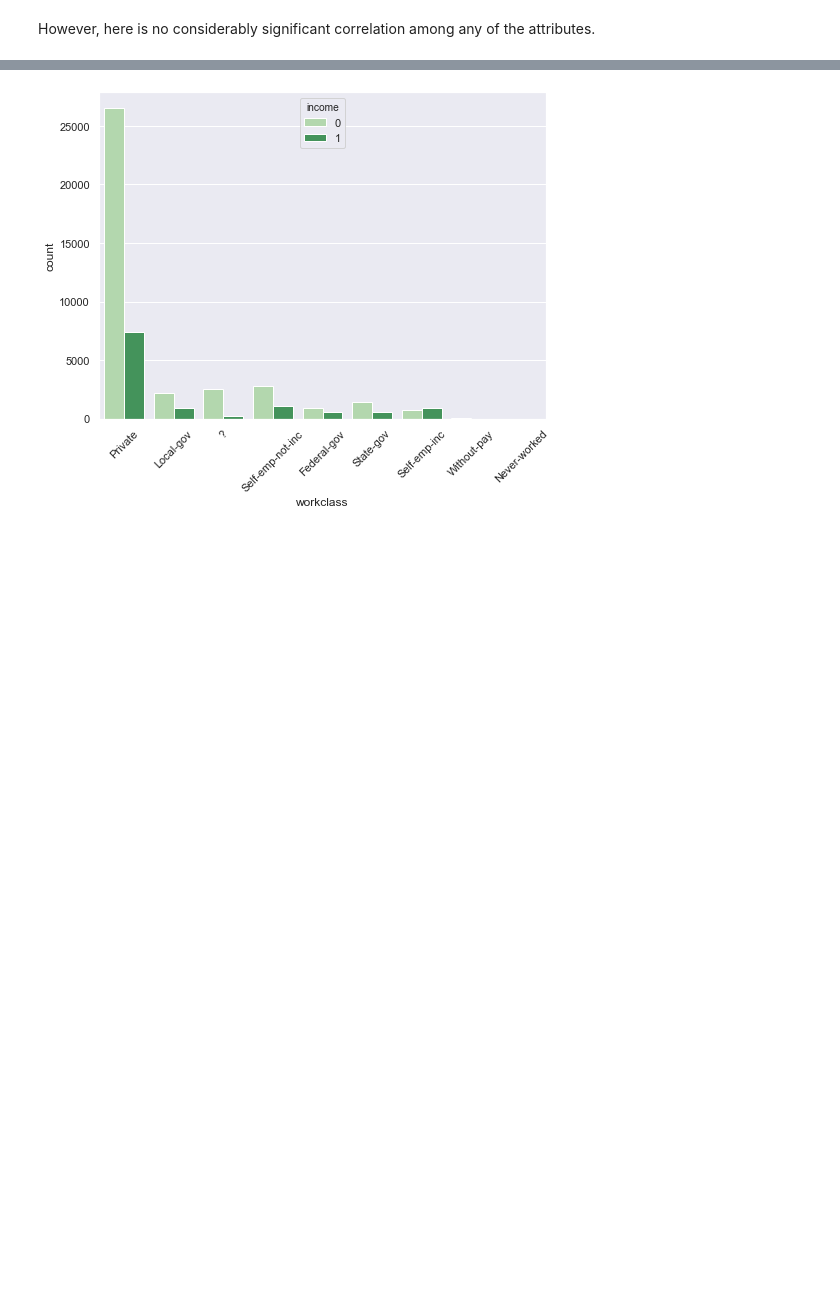
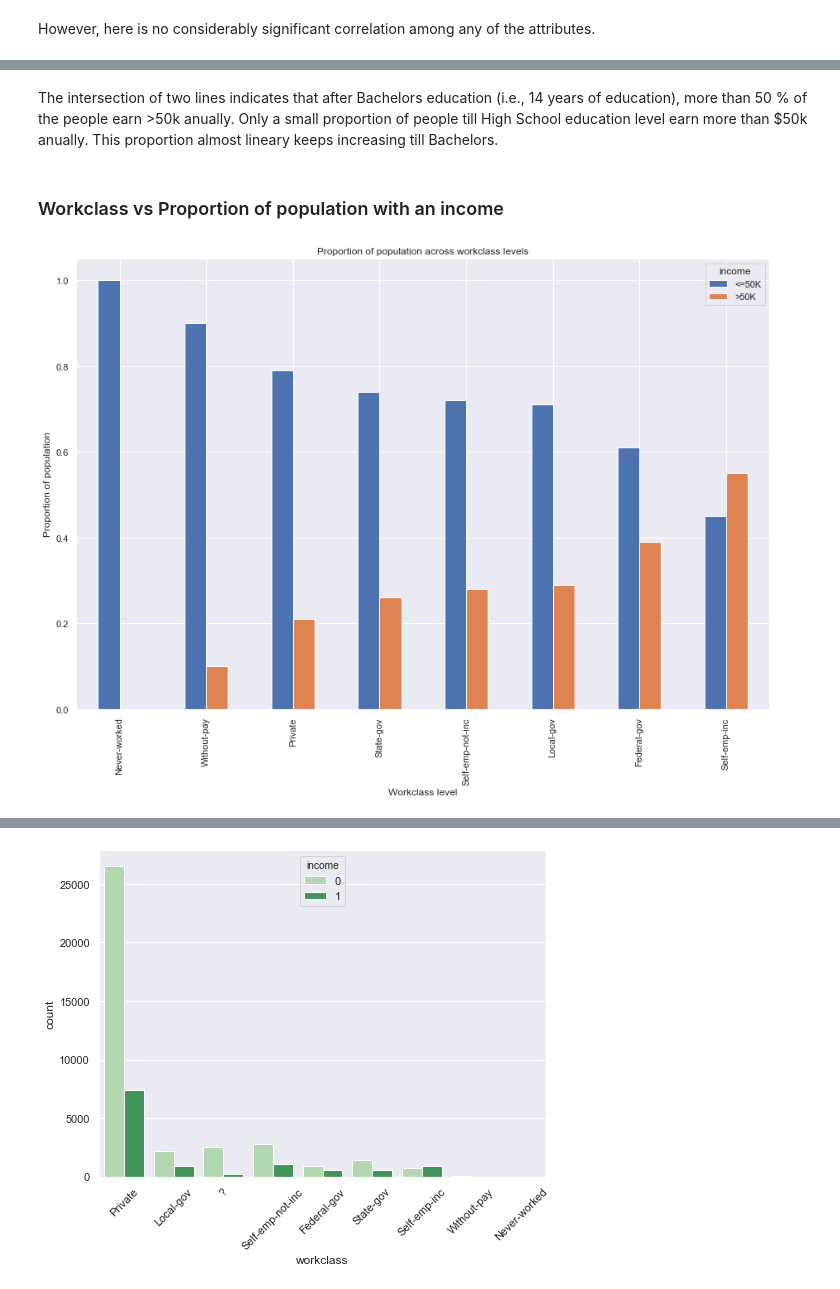
Before and after one commit to saisuma29/census_income, a Jupyter notebook: census.ipynb, the cells around one changed output, grey strips where cells are left out. Cells and saved outputs as stored; diff of their text form; code cells hidden in the pictures; blank space fills up the shorter version.

```diff
--- a/census.ipynb
+++ b/census.ipynb
@@ -147,0 +151,2 @@ Missing values present in the following attributes:
+# %%
+dataCheck = census_data[census_data['workclass'] != '?']
@@ -348,0 +389,14 @@ Name: workclass, dtype: int64
+# %% [markdown]
+ The intersection of two lines indicates that after Bachelors education (i.e., 14 years of education), more than 50 % of the people earn >50k anually. Only a small proportion of people till High School education level earn more than $50k anually. This proportion almost lineary keeps increasing till Bachelors.
+# %% [markdown]
+### Workclass vs Proportion of population with an income
+# %%
+workclass = round(pd.crosstab(census_data.workclass, census_data.income).div(pd.crosstab(census_data.workclass, census_data.income).apply(sum,1),0),2)
+workclass.sort_values(by = '>50K', inplace = True)
+ax = workclass.plot(kind ='bar', title = 'Proportion of population across workclass levels', figsize = (15,10))
+t = ax.set_xlabel('Workclass level')
+t = ax.set_ylabel('Proportion of population')
+
+print()
+# %% [output]
+[figure, added]
```
Also changed, not shown: parts of 41 cells of this notebook.
